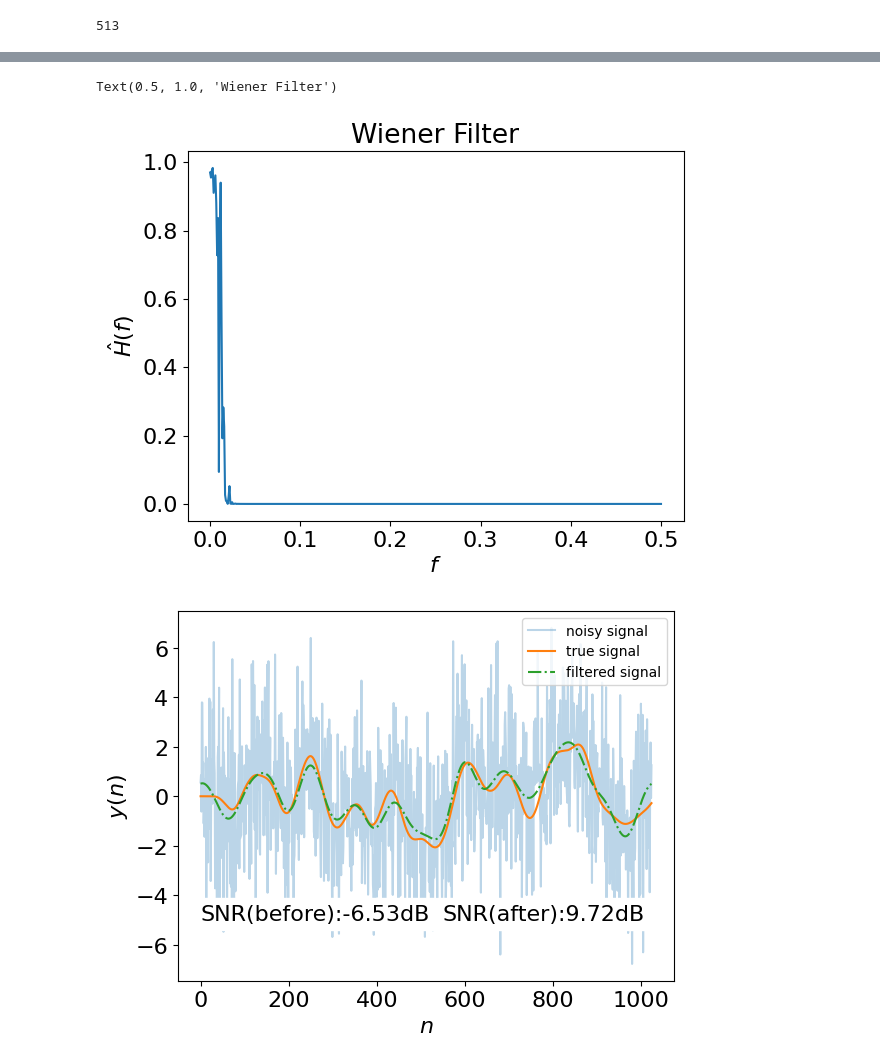
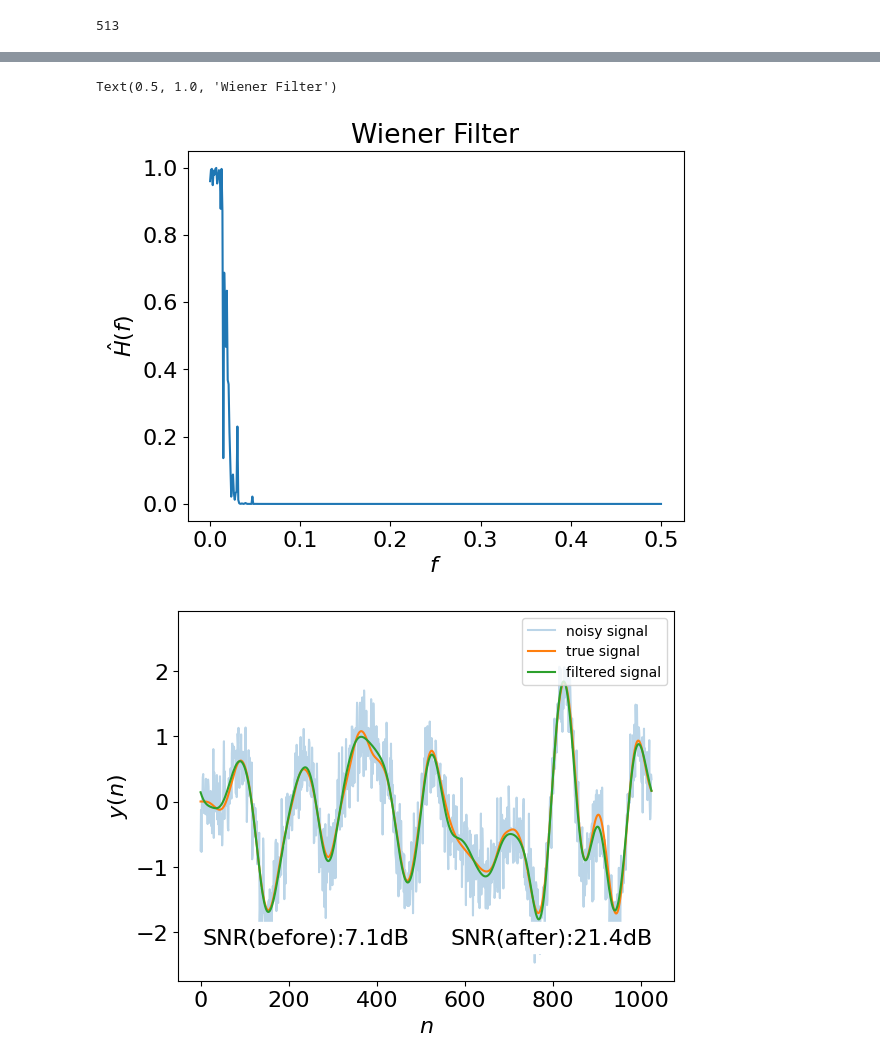
Before and after one commit to saha1972/cours_mallat_cdf, a Jupyter notebook: cours2025/WienerFilter_GP.ipynb, the cells around one changed output, grey strips where cells are left out. Cells and saved outputs as stored; diff of their text form; code cells hidden in the pictures.

```diff
--- a/cours2025/WienerFilter_GP.ipynb
+++ b/cours2025/WienerFilter_GP.ipynb
@@ -11,7 +11,7 @@ import matplotlib.pyplot as plt
 mpl.rc('image', cmap='jet')
 mpl.rcParams['font.size'] = 16
 # %%
-rng = np.random.default_rng()
+rng = np.random.default_rng(42)
 # %%
 fs = 10e3
 
@@ -31,7 +31,7 @@ x = rng.normal(scale=np.sqrt(noise_power), size=time.shape) # white noie
 
 y = signal.lfilter(b, a, x)  # signal gaussian process
 
-sigma_corrupt = 0.3*np.sqrt(noise_power)
+sigma_corrupt = 0.05*np.sqrt(noise_power)
 noise = rng.normal(scale=sigma_corrupt, size=time.shape)   # noise corruption
 
 y_noisy = y+ noise  # noisy signal
@@ -64,7 +64,7 @@ plt.ylabel(r"$\hat{H}(f)$");
 plt.title("Wiener Filter")
 # %% [output]
 Text(0.5, 1.0, 'Wiener Filter')
-[figure, old version]
+[figure, new version]
 # %%
 hat_noisy = np.fft.rfft(y_noisy)  # Fourier Transform of noisy signal
 # %%
@@ -82,12 +82,13 @@ snr_after =10*np.log10(a/c)  # PSNR after filtering
 # %%
 plt.plot(y_noisy,alpha=0.3, label="noisy signal")
 plt.plot(y,label="true signal")
-plt.plot(y_filtered_perfect,ls='-.',label="filtered signal")
+plt.plot(y_filtered_perfect,label="filtered signal")
 plt.xlabel(r"$n$")
 plt.ylabel(r"$y(n)$");
-plt.text(0,-5,f"SNR(before):{snr_before:.2f}dB",backgroundcolor="white")
-plt.text(550,-5,f"SNR(after):{snr_after:.2f}dB",backgroundcolor="white")
-
+ax = plt.gca()
+plt.text(0.05,0.1,f"SNR(before):{snr_before:.1f}dB",backgroundcolor="white",transform=ax.transAxes)
+plt.text(0.55,0.1,f"SNR(after):{snr_after:.1f}dB",backgroundcolor="white",transform=ax.transAxes)
+plt.ylim([y.min()*1.6,y.max()*1.6])
 plt.legend(fontsize=10,loc='upper right');
 # %% [output]
-[figure, old version]
+[figure, new version]
```
Also changed, not shown: parts of 2 cells of this notebook.
